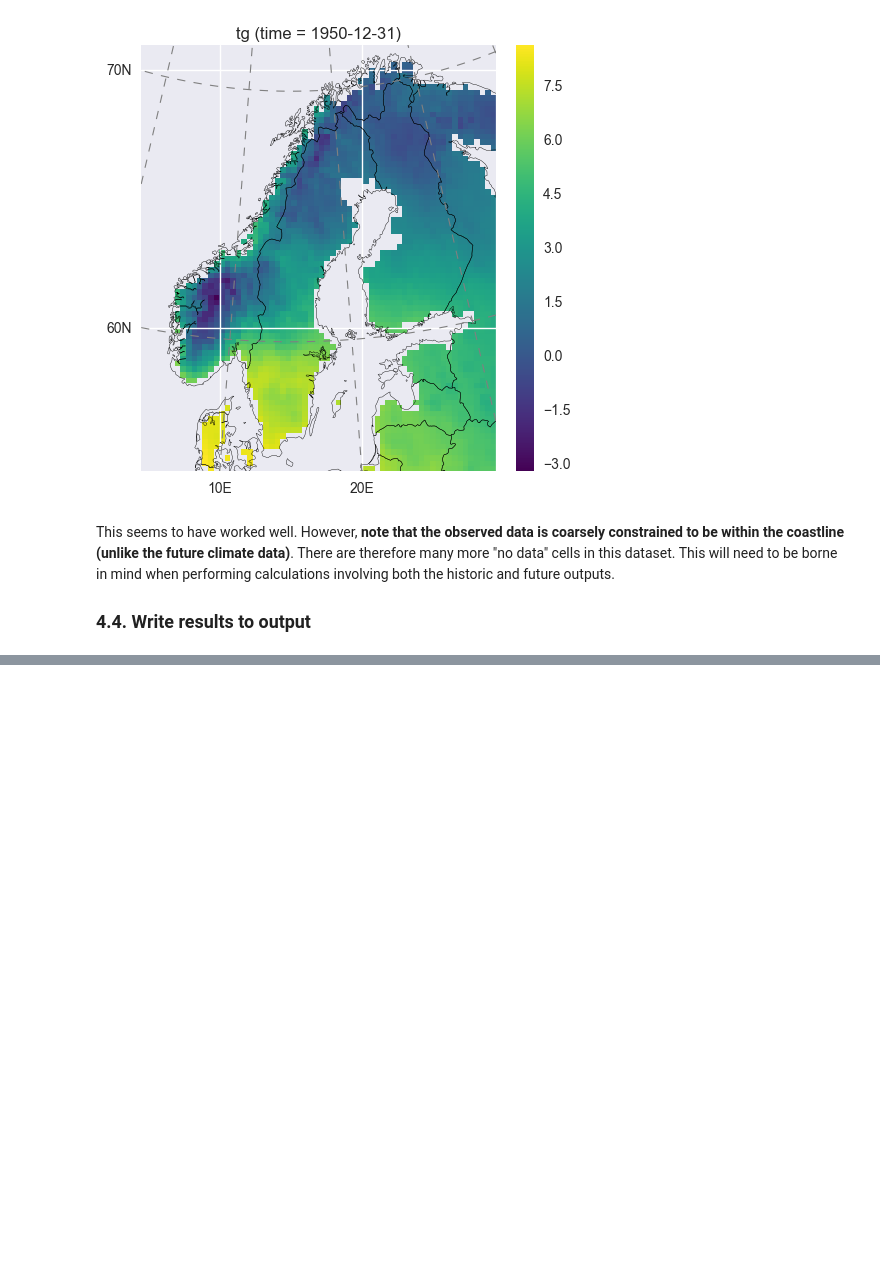
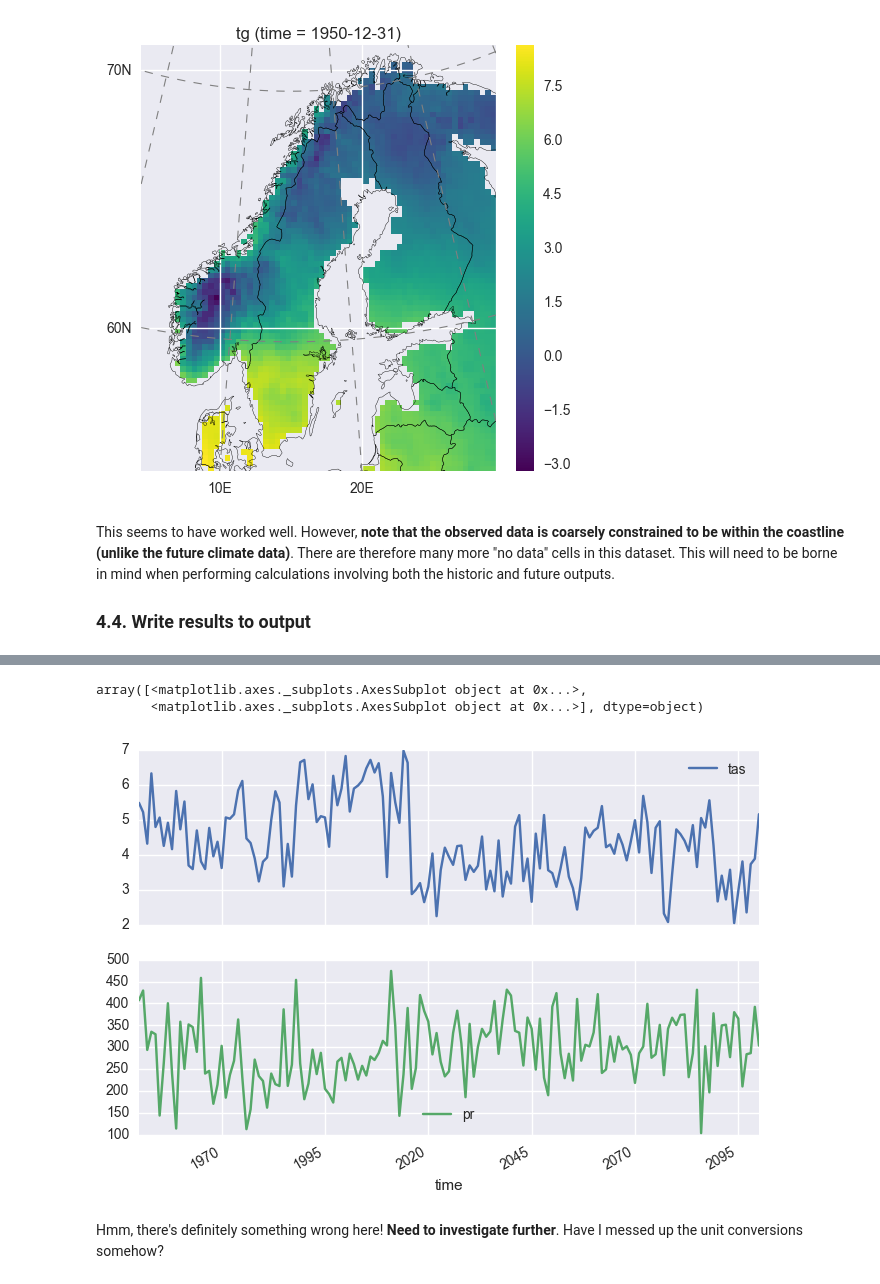
Before and after one commit to JamesSample/spatial_interpolation, a Jupyter notebook: domqua_climate_data_proc.ipynb, the cells around one changed output, grey strips where cells are left out. Saved outputs shown, nothing was run; the diff lists cells and outputs as text; code cells hidden in the pictures; blank space fills up the shorter version.

```diff
--- a/domqua_climate_data_proc.ipynb
+++ b/domqua_climate_data_proc.ipynb
@@ -716,0 +740,5 @@ for var in ['tg', 'rr']:
+# %%
+# Get future data from 2016 onwards
+ds_fut2 = ds_fut.sel(time=slice('2016', None))
+
+ds_fut2
@@ -716,0 +758,11 @@ for var in ['tg', 'rr']:
+# %%
+# Tidy up datasets
+# (remove unnecessary vars, standardise var names etc.)
+ds_obs['tas'] = ds_obs['tg']
+ds_obs['pr'] = ds_obs['rr']
+del ds_obs['tg'], ds_obs['rr']
+del ds_fut2['height']
+# %%
+# Concatenate
+ds = xr.concat([ds_obs, ds_fut2], dim='time')
+ds
@@ -716,0 +781,11 @@ for var in ['tg', 'rr']:
+# %%
+# Get the temp series from the processed ds
+ds2 = ds.sel_points(x=[x], y=[y],
+                    method='nearest')
+
+# Convert to dataframe
+df = ds2.to_dataframe().reset_index()
+df.index = df['time']
+df = df[['tas', 'pr']]
+
+df.head()
@@ -716,0 +800,8 @@ for var in ['tg', 'rr']:
+# %%
+df.plot(subplots=True)
+# %% [output]
+array([<matplotlib.axes._subplots.AxesSubplot object at 0x...>,
+       <matplotlib.axes._subplots.AxesSubplot object at 0x...>], dtype=object)
+[figure, added]
+# %% [markdown]
+Hmm, there's definitely something wrong here! **Need to investigate further**. Have I messed up the unit conversions somehow?
```
Also changed, not shown: parts of 16 cells of this notebook, 1 other file.
